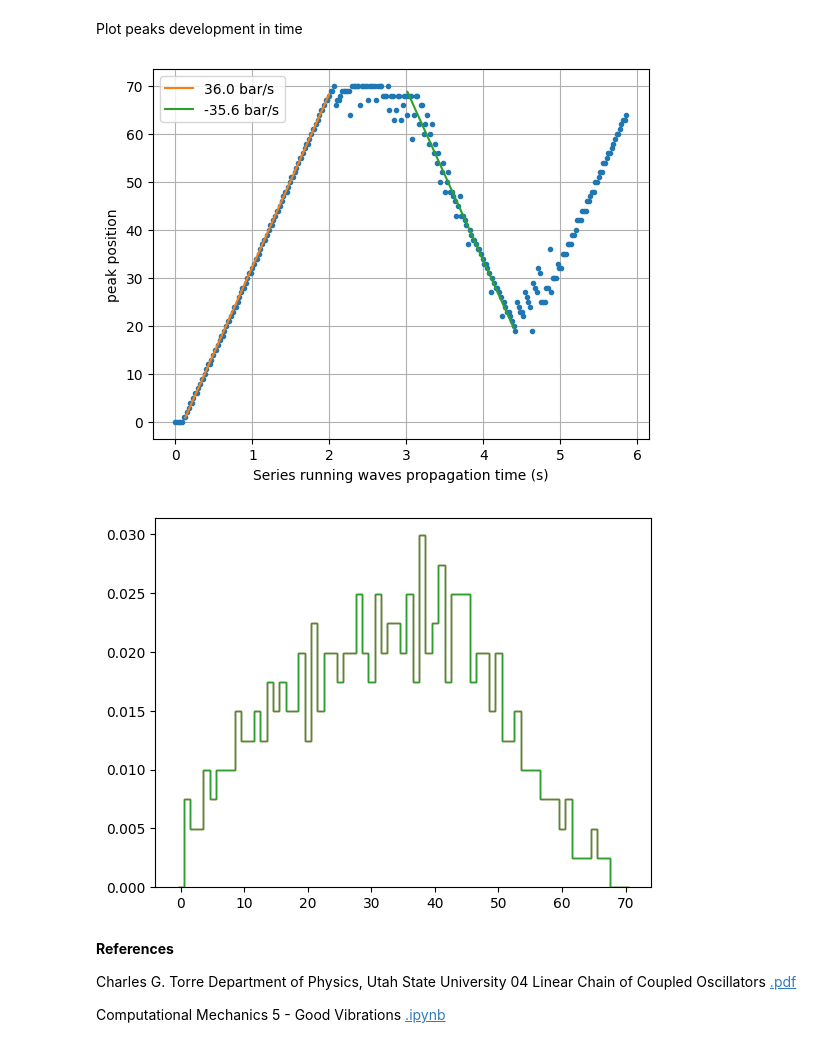
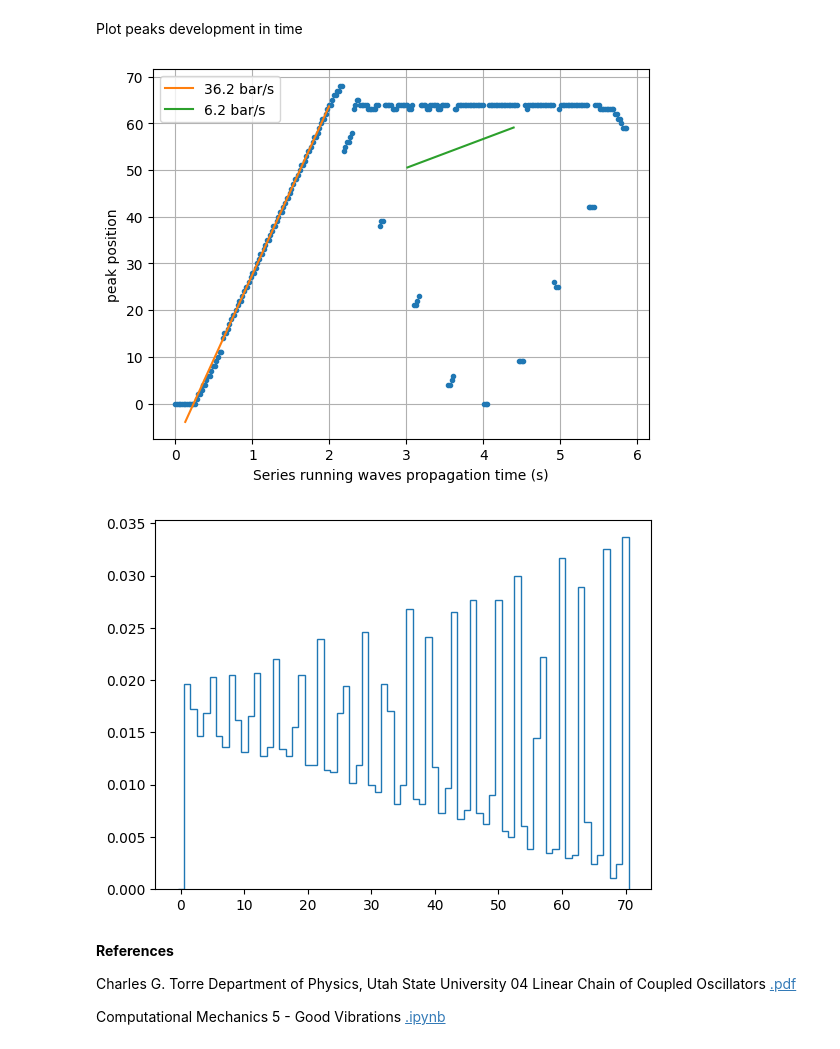
Before and after one commit to evgeny-kolonsky/Lab3_MW, a Jupyter notebook: Lab3_MW.ipynb, the cells around one changed output. Drawn from its saved outputs; the diff is of its cells as text; code cells hidden in the pictures.

```diff
--- a/Lab3_MW.ipynb
+++ b/Lab3_MW.ipynb
@@ -131,11 +149,11 @@ wave velocity expected 47 cm/s, 37 bar/s
 Define **external force** profile
 # %%
 # External harmonic force
-freq_external = 5 # Hz
-eta0 = 1.0 # radian    displacement amplitude
+freq_external = 0.253 # Hz
+eta0 = 0.2 # radian    displacement amplitude
 print(f'external force frequency {freq_external:.2f} Hz')
 
 # initial beat at the right end
 eta = lambda t: np.sin(2*np.pi*freq_external*t) * eta0  #if t < 1/freq_external/2 else 0
-eta = lambda t:  eta0  if t < 0.1 else 0
+#eta = lambda t:  eta0  if t < 0.1 else 0
 # %% [output]
@@ -227,7 +245,7 @@ def heun_step(state, time, dt,etol=0.000001,maxiters = 100):
 # %% [markdown]
 # Integrate numerically
 # %%
-T = 3 * L / v # time to travel there and back again twice
+T = 8 * L / v # time to travel there and back again twice
 dt = 1 / np.max(freqs) / 4 # shortest period / 4
 
 
@@ -252,7 +270,7 @@ Integrate for 277 steps 5.9 s
 fig, ax = plt.subplots(figsize=(20, 5))
 x = np.linspace(0, L, n)
 y = np.copy(state[:n, 0])
-y[0] = 1.0 * eta0 # vertical scale
+y[0] = 3.0 * eta0 # vertical scale
 y[-1] = - y[0]
 bottom = 0
 h_stem = ax.stem(x, y, bottom=bottom,  linefmt='-', markerfmt='o', label='Time');
@@ -320,33 +338,23 @@ plt.legend()
 #plt.ylim(0,30)
 plt.grid()
 # %% [output]
-[figure, old version]
+[figure, new version]
 # %%
 def get_peaks(state):
   right_peaks = np.array([])
   for i, time in enumerate(t):
     y = state[:n, i]  # focus on right half, far from actuator
     peaks, _ = find_peaks(np.sqrt(y*y), height=0.1)
     if len(peaks) > 0:
       right_peaks = np.hstack([right_peaks, peaks])
   return right_peaks
 
-freq_external = 1.15
+freq_external = 5
 state = integrate()
 p = get_peaks(state)
 plt.hist(p, histtype='step', bins=np.arange(0,n)-0.5, density=True);
-
-freq_external = 1.4
-state = integrate()
-p = get_peaks(state)
-plt.hist(p, histtype='step', bins=np.arange(0,n)-0.5, density=True);
-
-freq_external = 2.17
-state = integrate()
-p = get_peaks(state)
-plt.hist(p, histtype='step', bins=np.arange(0,n)-0.5, density=True);
 # %% [output]
-[figure, old version]
+[figure, new version]
 # %% [markdown]
 **References**
 
```
Also changed, not shown: parts of 6 cells of this notebook.
